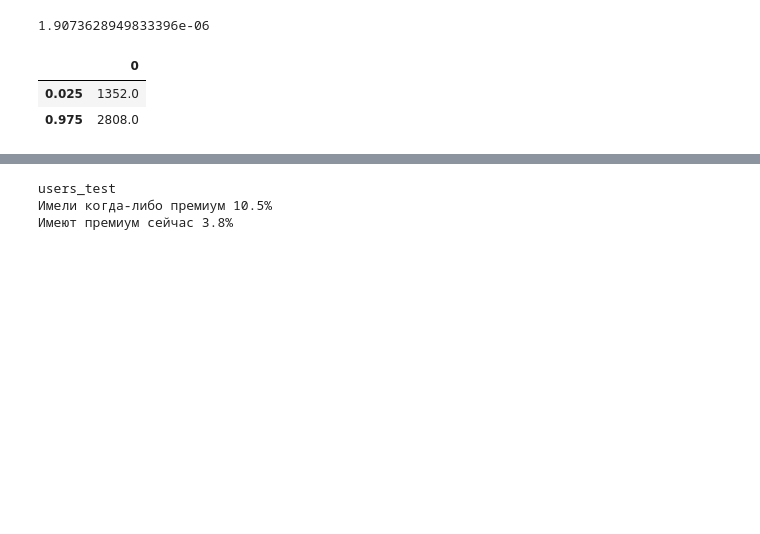
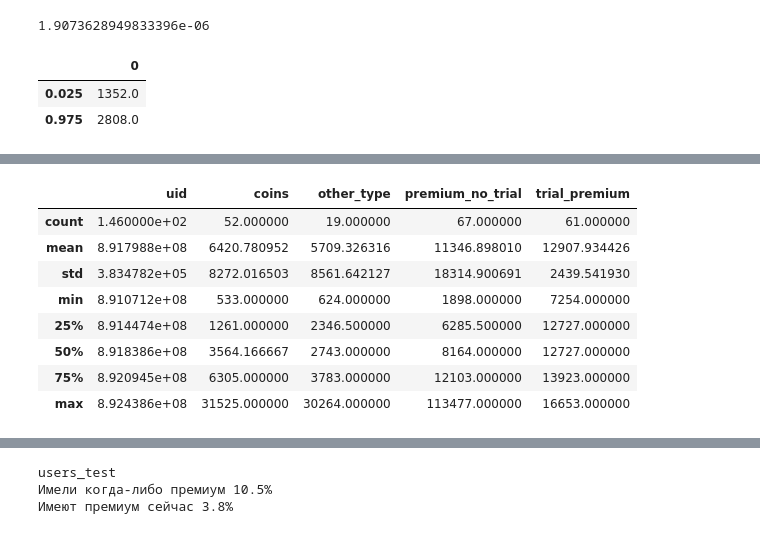
Before and after one commit to Ed-Tari/AB_test_project_2, a Jupyter notebook: pet_2.ipynb, the cells around one changed output, grey strips where cells are left out. Saved outputs shown, nothing was run; the diff lists cells and outputs as text; code cells hidden in the pictures; blank space fills up the shorter version.

```diff
--- a/pet_2.ipynb
+++ b/pet_2.ipynb
@@ -469,0 +543,17 @@ uniq_users_no_trail.shape
+# %%
+test = transactions_test[['uid', 'revenue','product_type'] ]
+test = test.pivot_table(values='revenue', index='uid', columns='product_type' )
+test.columns.name = None
+# test.fillna(0, inplace=True)
+test.reset_index(inplace=True)
+test.describe()
+# %% [output]
+|  | uid | coins | other_type | premium_no_trial | trial_premium |
+| count | 1.460000e+02 | 52.000000 | 19.000000 | 67.000000 | 61.000000 |
+| mean | 8.917988e+08 | 6420.780952 | 5709.326316 | 11346.898010 | 12907.934426 |
+| std | 3.834782e+05 | 8272.016503 | 8561.642127 | 18314.900691 | 2439.541930 |
+| min | 8.910712e+08 | 533.000000 | 624.000000 | 1898.000000 | 7254.000000 |
+| 25% | 8.914474e+08 | 1261.000000 | 2346.500000 | 6285.500000 | 12727.000000 |
+| 50% | 8.918386e+08 | 3564.166667 | 2743.000000 | 8164.000000 | 12727.000000 |
+| 75% | 8.920945e+08 | 6305.000000 | 3783.000000 | 12103.000000 | 13923.000000 |
+| max | 8.924386e+08 | 31525.000000 | 30264.000000 | 113477.000000 | 16653.000000 |
```
Also changed, not shown: parts of 15 cells of this notebook.
